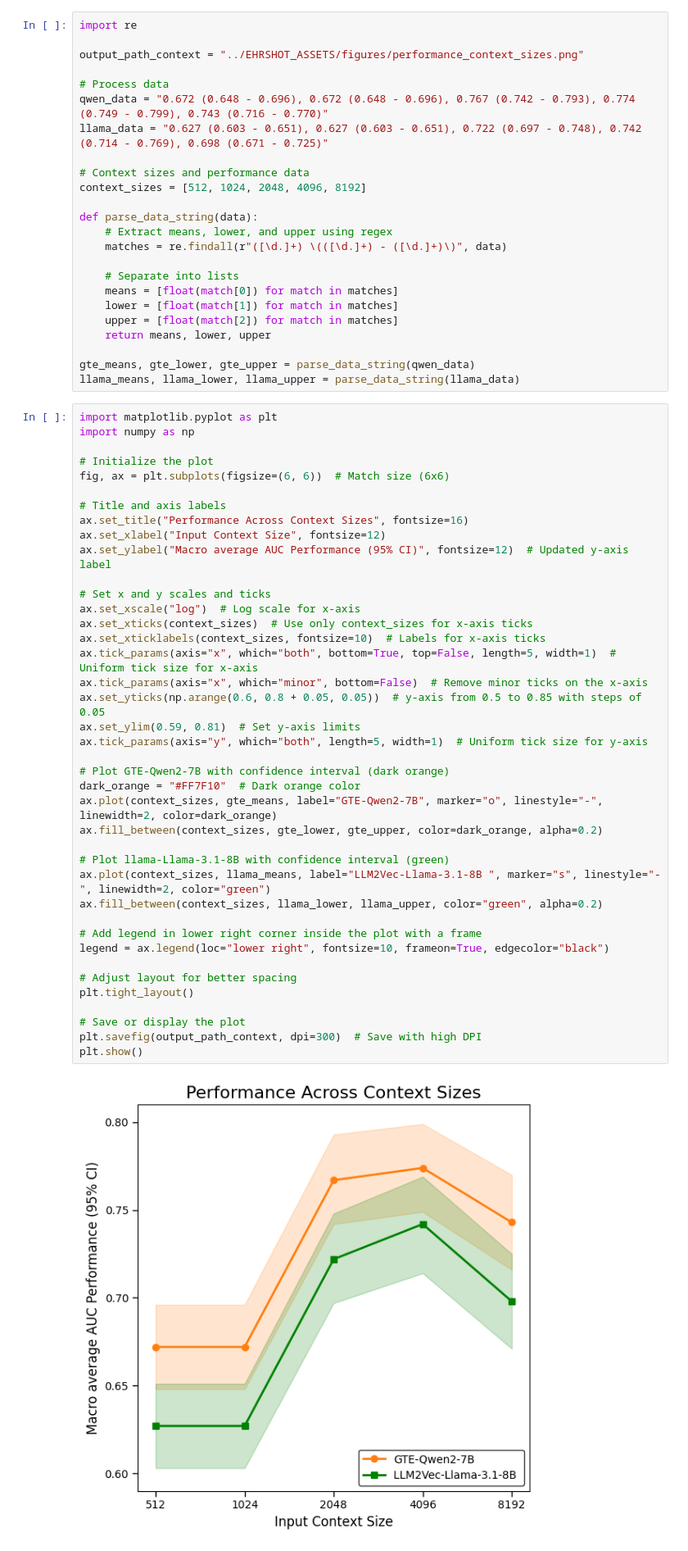
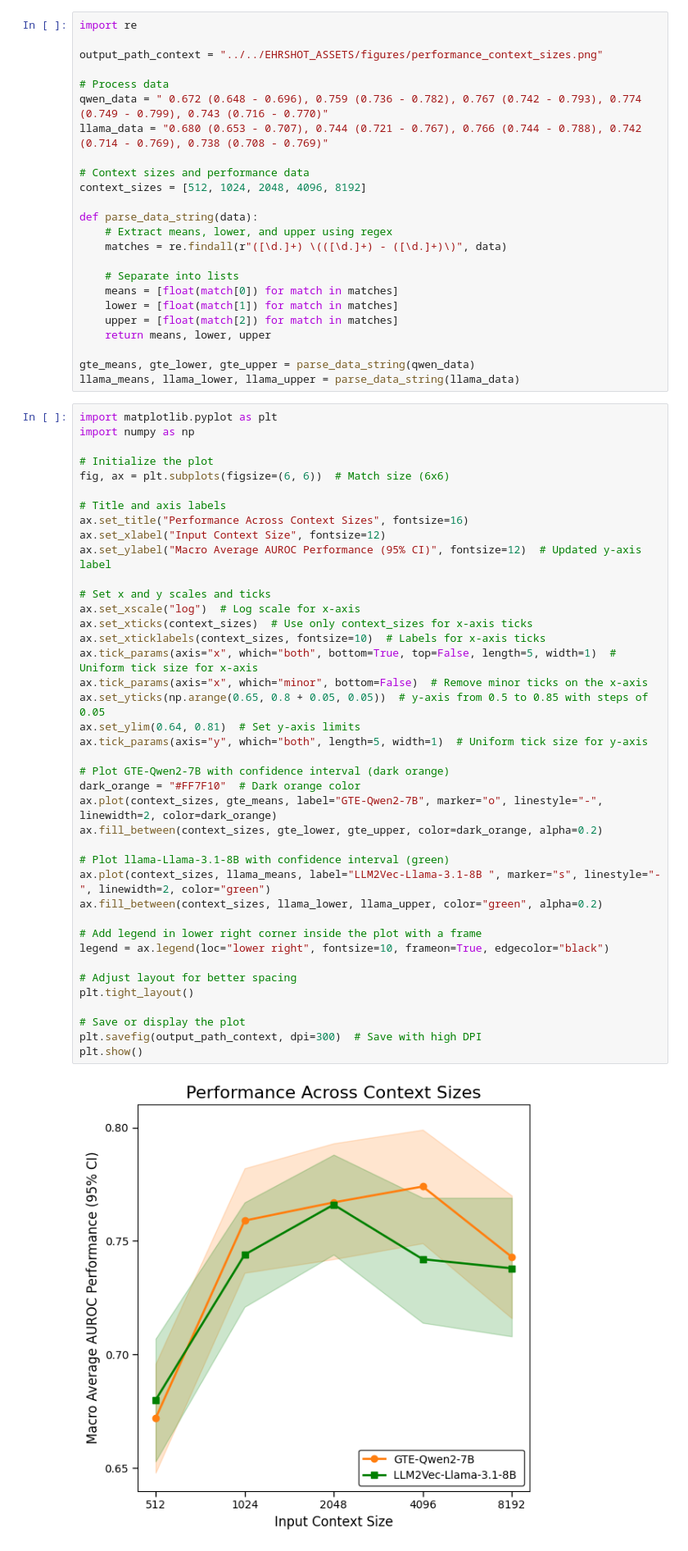
Before and after one commit to som-shahlab/ehrshot-benchmark, a Jupyter notebook: ehrshot/helper/create_plots.ipynb, the cells around one changed output. Shown at 82% size. Saved outputs shown, nothing was run; the diff lists cells and outputs as text.

Commit message:
Updated code for plots and joined embeddings.

```diff
--- a/ehrshot/helper/create_plots.ipynb
+++ b/ehrshot/helper/create_plots.ipynb
@@ -5,11 +5,11 @@
 # %%
 import re
 
-output_path_context = "../EHRSHOT_ASSETS/figures/performance_context_sizes.png"
+output_path_context = "../../EHRSHOT_ASSETS/figures/performance_context_sizes.png"
 
 # Process data
-qwen_data = "0.672 (0.648 - 0.696), 0.672 (0.648 - 0.696), 0.767 (0.742 - 0.793), 0.774 (0.749 - 0.799), 0.743 (0.716 - 0.770)"
-llama_data = "0.627 (0.603 - 0.651), 0.627 (0.603 - 0.651), 0.722 (0.697 - 0.748), 0.742 (0.714 - 0.769), 0.698 (0.671 - 0.725)"
+qwen_data = " 0.672 (0.648 - 0.696), 0.759 (0.736 - 0.782), 0.767 (0.742 - 0.793), 0.774 (0.749 - 0.799), 0.743 (0.716 - 0.770)"
+llama_data = "0.680 (0.653 - 0.707), 0.744 (0.721 - 0.767), 0.766 (0.744 - 0.788), 0.742 (0.714 - 0.769), 0.738 (0.708 - 0.769)"
 
 # Context sizes and performance data
 context_sizes = [512, 1024, 2048, 4096, 8192]
@@ -36,38 +36,38 @@ fig, ax = plt.subplots(figsize=(6, 6))  # Match size (6x6)
 # Title and axis labels
 ax.set_title("Performance Across Context Sizes", fontsize=16)
 ax.set_xlabel("Input Context Size", fontsize=12)
-ax.set_ylabel("Macro average AUC Performance (95% CI)", fontsize=12)  # Updated y-axis label
+ax.set_ylabel("Macro Average AUROC Performance (95% CI)", fontsize=12)  # Updated y-axis label
 
 # Set x and y scales and ticks
 ax.set_xscale("log")  # Log scale for x-axis
 ax.set_xticks(context_sizes)  # Use only context_sizes for x-axis ticks
 ax.set_xticklabels(context_sizes, fontsize=10)  # Labels for x-axis ticks
 ax.tick_params(axis="x", which="both", bottom=True, top=False, length=5, width=1)  # Uniform tick size for x-axis
 ax.tick_params(axis="x", which="minor", bottom=False)  # Remove minor ticks on the x-axis
-ax.set_yticks(np.arange(0.6, 0.8 + 0.05, 0.05))  # y-axis from 0.5 to 0.85 with steps of 0.05
-ax.set_ylim(0.59, 0.81)  # Set y-axis limits
+ax.set_yticks(np.arange(0.65, 0.8 + 0.05, 0.05))  # y-axis from 0.5 to 0.85 with steps of 0.05
+ax.set_ylim(0.64, 0.81)  # Set y-axis limits
 ax.tick_params(axis="y", which="both", length=5, width=1)  # Uniform tick size for y-axis
 
 # Plot GTE-Qwen2-7B with confidence interval (dark orange)
 dark_orange = "#FF7F10"  # Dark orange color
 ax.plot(context_sizes, gte_means, label="GTE-Qwen2-7B", marker="o", linestyle="-", linewidth=2, color=dark_orange)
 ax.fill_between(context_sizes, gte_lower, gte_upper, color=dark_orange, alpha=0.2)
 
 # Plot llama-Llama-3.1-8B with confidence interval (green)
 ax.plot(context_sizes, llama_means, label="LLM2Vec-Llama-3.1-8B ", marker="s", linestyle="-", linewidth=2, color="green")
 ax.fill_between(context_sizes, llama_lower, llama_upper, color="green", alpha=0.2)
 
 # Add legend in lower right corner inside the plot with a frame
 legend = ax.legend(loc="lower right", fontsize=10, frameon=True, edgecolor="black")
 
 # Adjust layout for better spacing
 plt.tight_layout()
 
 # Save or display the plot
 plt.savefig(output_path_context, dpi=300)  # Save with high DPI
 plt.show()
 # %% [output]
-[figure, old version]
+[figure, new version]
 # %% [markdown]
 ## Scaling Behavior
 # %%
```
Also changed, not shown: parts of 2 cells of this notebook, 1 other file.
